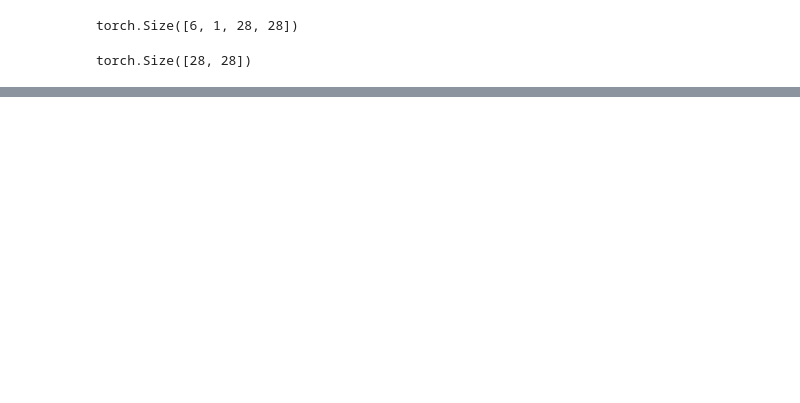
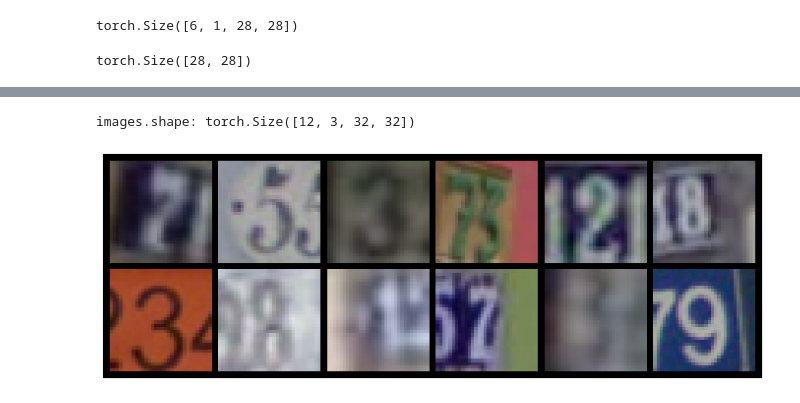
Before and after one commit to petarcalic99/PROJECT-Proof_Of_Liveness, a Jupyter notebook: Experiments/PyTorchDataSets_Study.ipynb, the cells around one changed output, grey strips where cells are left out. Cells and saved outputs as stored; diff of their text form; code cells hidden in the pictures; blank space fills up the shorter version.

```diff
--- a/Experiments/PyTorchDataSets_Study.ipynb
+++ b/Experiments/PyTorchDataSets_Study.ipynb
@@ -125,0 +141,12 @@ plt.imshow(ex1list)
+# %%
+trainLoaderSvhn = torch.utils.data.DataLoader(train_ds, batch_size = 12, shuffle=True, num_workers=4, pin_memory=True)
+# %%
+for images, _ in trainLoaderSvhn:
+    print('images.shape:', images.shape)
+    plt.figure(figsize=(12,6))
+    plt.axis('off')
+    plt.imshow(torchvision.utils.make_grid(images, nrow=6).permute((1, 2, 0)))
+    break
+# %% [output]
+images.shape: torch.Size([12, 3, 32, 32])
+[figure, added]
```
Also changed, not shown: parts of 12 cells of this notebook.
